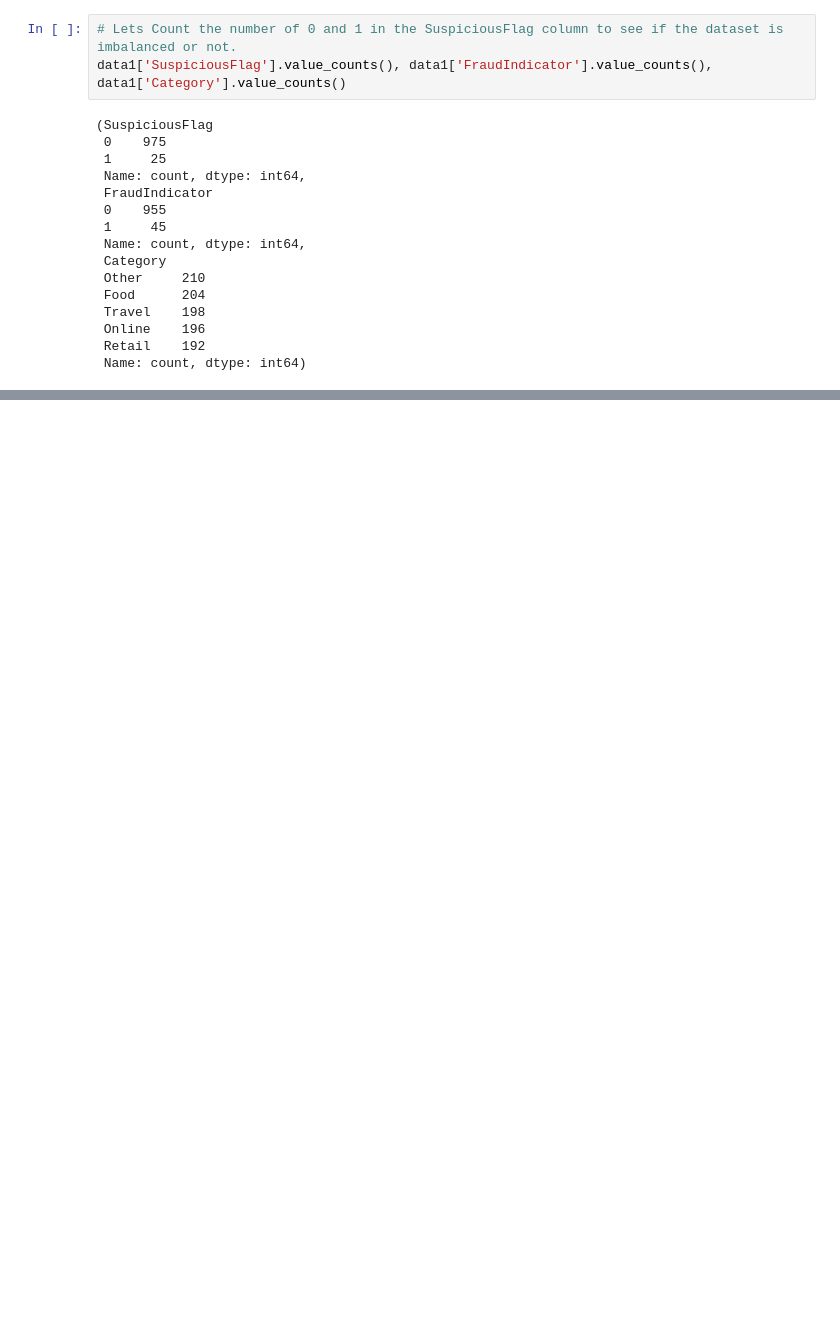
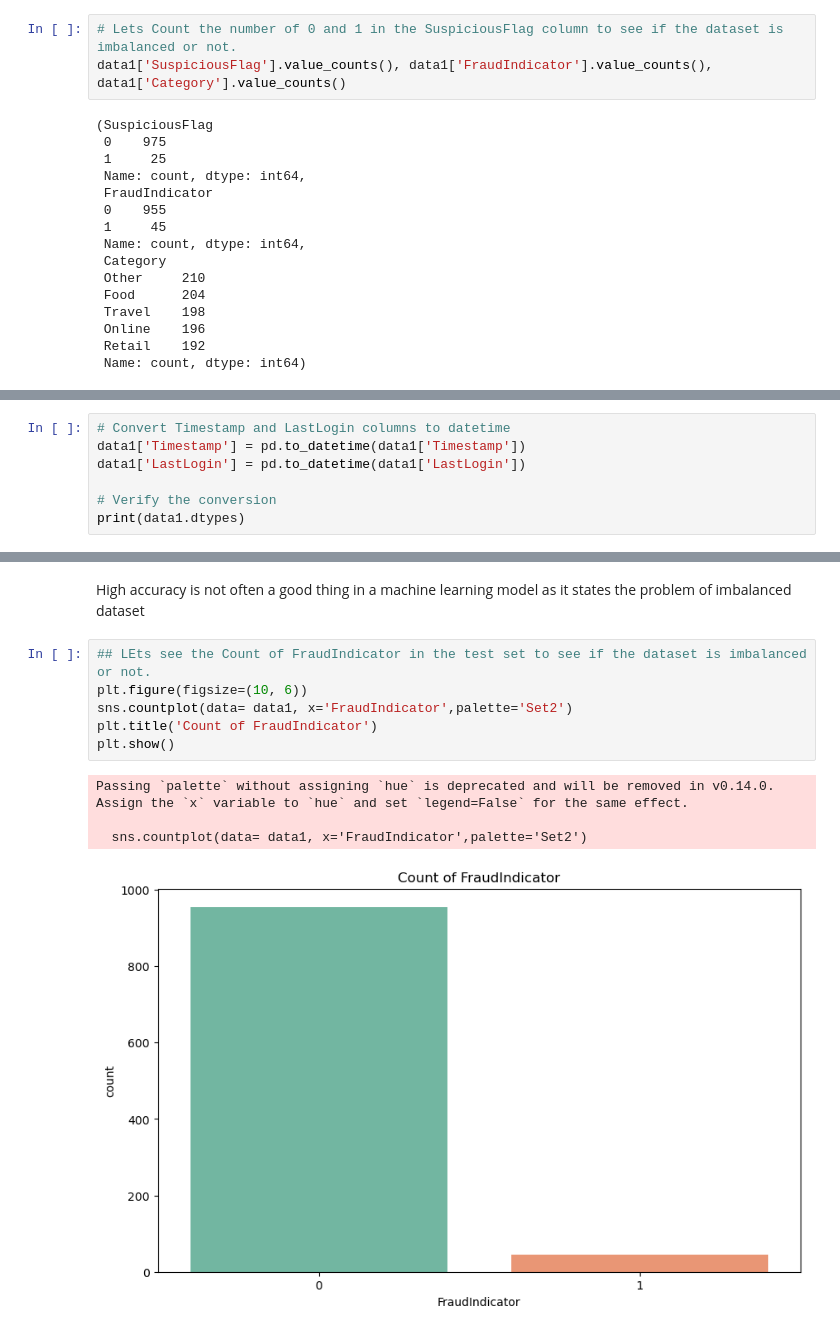
Before and after one commit to Benfiquista35/FraudDetection, a Jupyter notebook: Data/Fraud.ipynb, the cells around one changed output, grey strips where cells are left out. Saved outputs shown, nothing was run; the diff lists cells and outputs as text; blank space fills up the shorter version.

Commit message:
Iniciado o Machine Learning Model

```diff
--- a/Data/Fraud.ipynb
+++ b/Data/Fraud.ipynb
@@ -299,0 +320,7 @@ data1['SuspiciousFlag'].value_counts(), data1['FraudIndicator'].value_counts(),
+# %%
+# Convert Timestamp and LastLogin columns to datetime
+data1['Timestamp'] = pd.to_datetime(data1['Timestamp'])
+data1['LastLogin'] = pd.to_datetime(data1['LastLogin'])
+
+# Verify the conversion
+print(data1.dtypes)
@@ -299,0 +440,13 @@ data1['SuspiciousFlag'].value_counts(), data1['FraudIndicator'].value_counts(),
+# %% [markdown]
+High accuracy is not often a good thing in a machine learning model as it states the problem of imbalanced dataset
+# %%
+## LEts see the Count of FraudIndicator in the test set to see if the dataset is imbalanced or not.
+plt.figure(figsize=(10, 6))
+sns.countplot(data= data1, x='FraudIndicator',palette='Set2')
+plt.title('Count of FraudIndicator')
+plt.show()
+# %% [output]
+Passing `palette` without assigning `hue` is deprecated and will be removed in v0.14.0. Assign the `x` variable to `hue` and set `legend=False` for the same effect.
+
+  sns.countplot(data= data1, x='FraudIndicator',palette='Set2')
+[figure, added]
```
Also changed, not shown: parts of 11 cells of this notebook.
